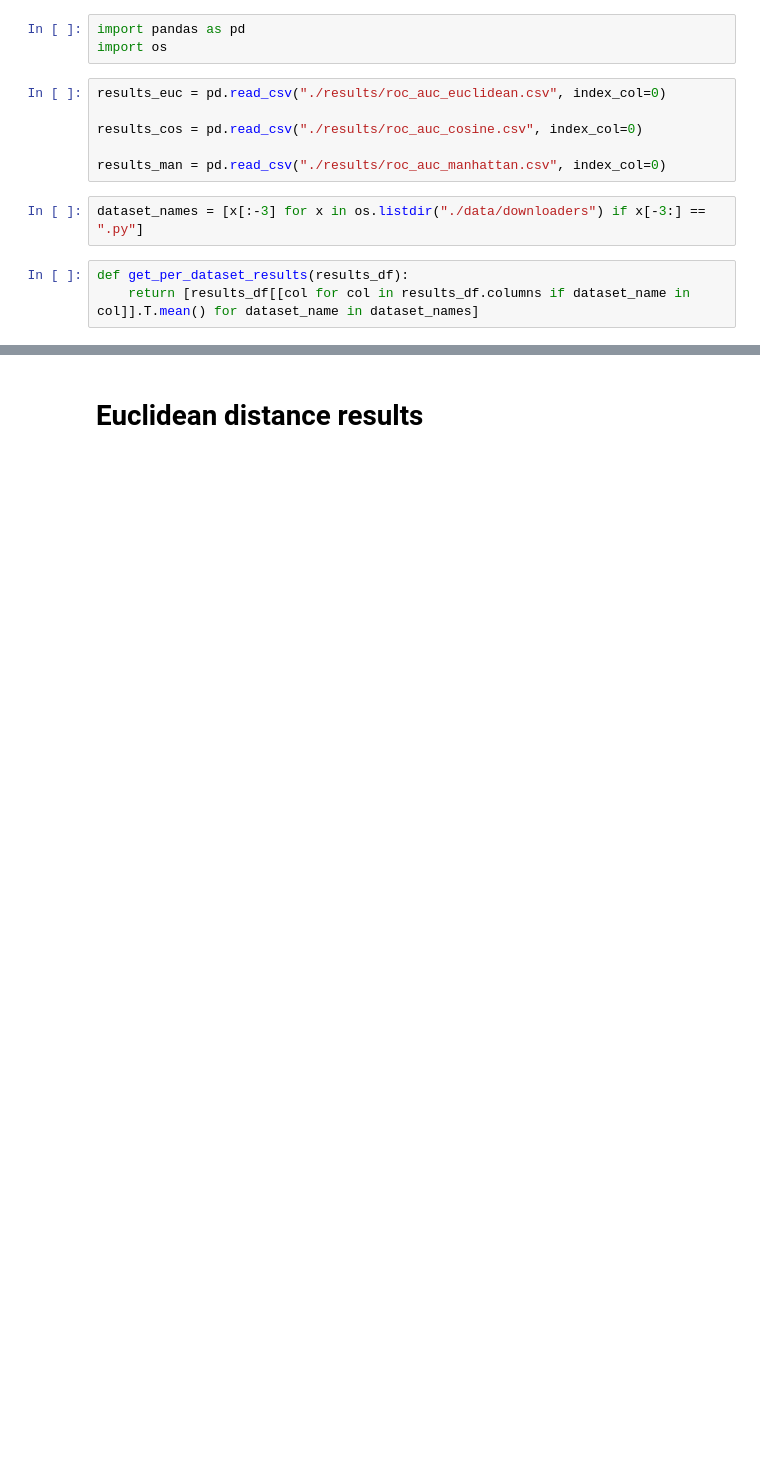
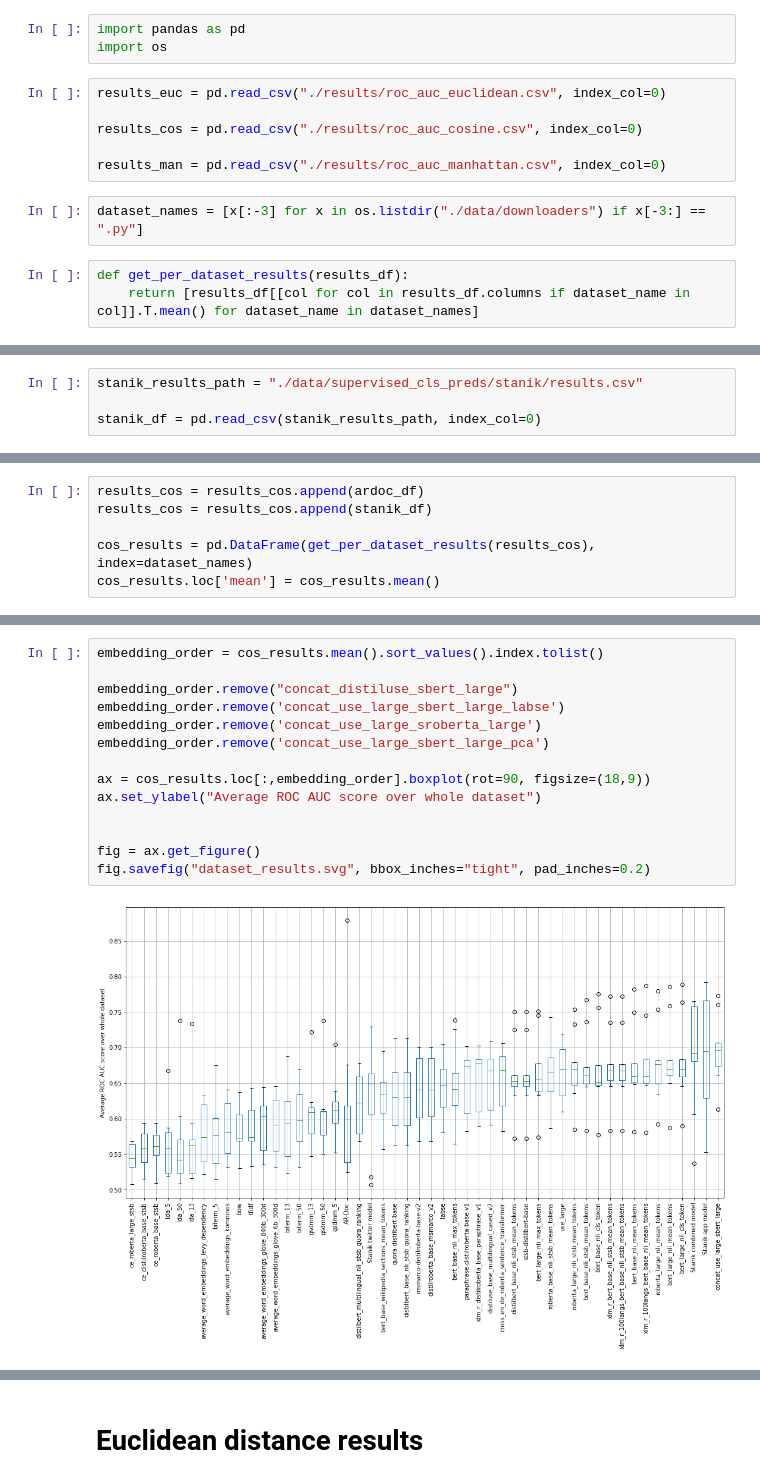
Before and after one commit to Peter-Devine/feedback_embedding_comparison, a Jupyter notebook: per_dataset_analysis.ipynb, the cells around one changed output, grey strips where cells are left out. Drawn from its saved outputs; the diff is of its cells as text; blank space fills up the shorter version.

Commit message:
Update code for dealing with SURF, handle Stanik results

```diff
--- a/per_dataset_analysis.ipynb
+++ b/per_dataset_analysis.ipynb
@@ -14,0 +70,4 @@ def get_per_dataset_results(results_df):
+# %%
+stanik_results_path = "./data/supervised_cls_preds/stanik/results.csv"
+
+stanik_df = pd.read_csv(stanik_results_path, index_col=0)
@@ -14,0 +84,6 @@ def get_per_dataset_results(results_df):
+# %%
+results_cos = results_cos.append(ardoc_df)
+results_cos = results_cos.append(stanik_df)
+
+cos_results = pd.DataFrame(get_per_dataset_results(results_cos), index=dataset_names)
+cos_results.loc['mean'] = cos_results.mean()
@@ -14,0 +103,16 @@ def get_per_dataset_results(results_df):
+# %%
+embedding_order = cos_results.mean().sort_values().index.tolist()
+
+embedding_order.remove("concat_distiluse_sbert_large")
+embedding_order.remove('concat_use_large_sbert_large_labse')
+embedding_order.remove('concat_use_large_sroberta_large')
+embedding_order.remove('concat_use_large_sbert_large_pca')
+
+ax = cos_results.loc[:,embedding_order].boxplot(rot=90, figsize=(18,9))
+ax.set_ylabel("Average ROC AUC score over whole dataset")
+
+
+fig = ax.get_figure()
+fig.savefig("dataset_results.svg", bbox_inches="tight", pad_inches=0.2)
+# %% [output]
+[figure, added]
```
Also changed, not shown: parts of 16 cells of this notebook, 1 other file.
